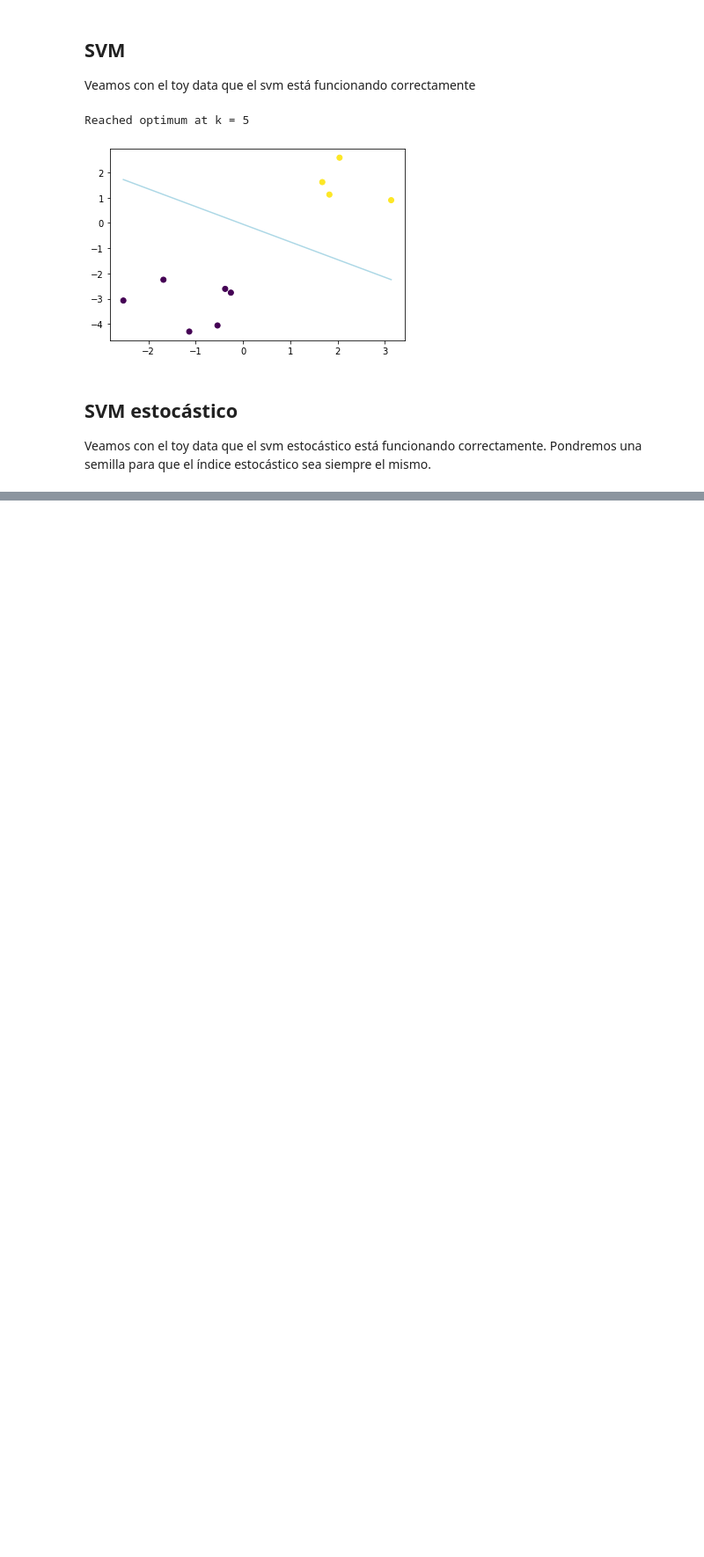
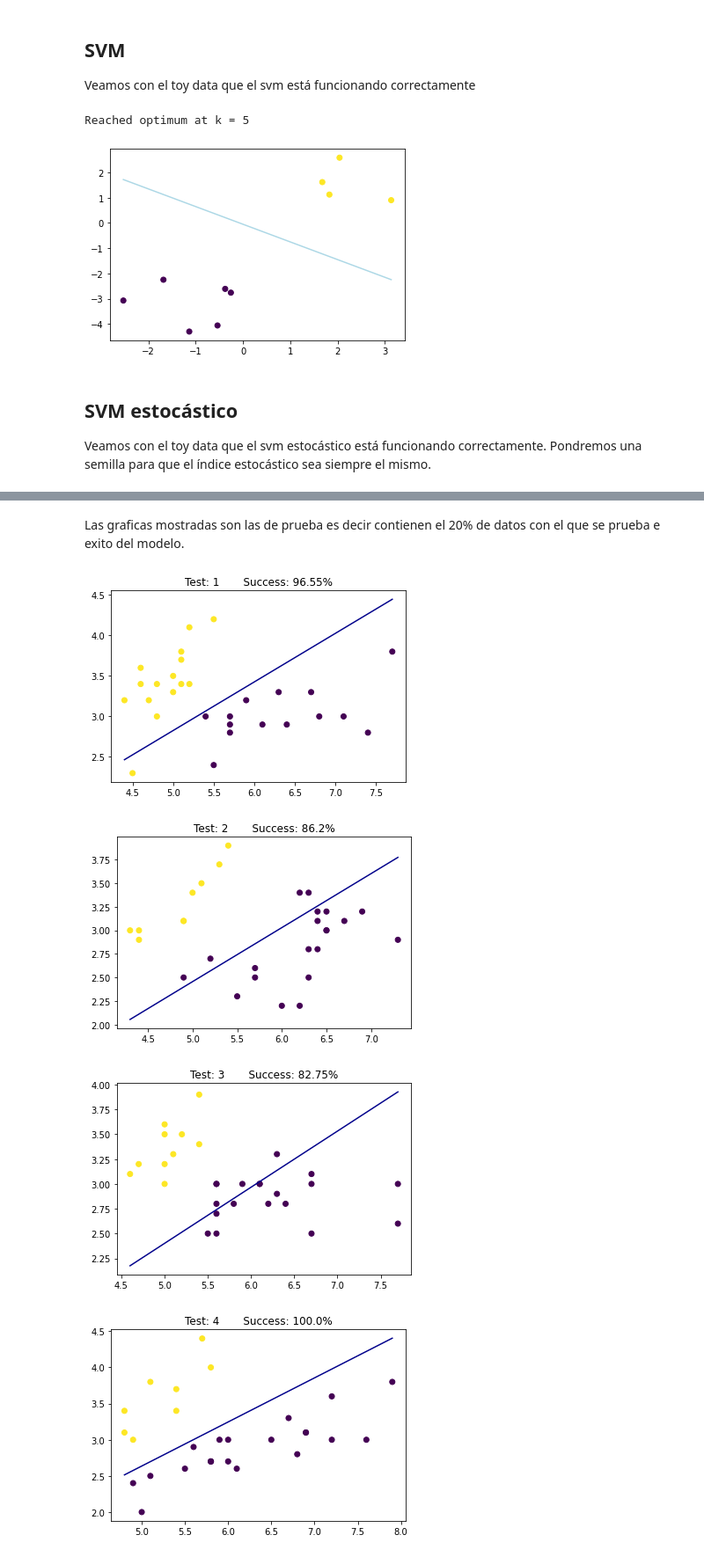
Before and after one commit to romanAVJ/MachineLearningHomeworks, a Jupyter notebook: homework2/hw2.ipynb, the cells around one changed output, grey strips where cells are left out. Shown: that part at 88% size. Saved outputs shown, nothing was run; the diff lists cells and outputs as text; code cells hidden in the pictures; blank space fills up the shorter version.

```diff
--- a/homework2/hw2.ipynb
+++ b/homework2/hw2.ipynb
@@ -76,0 +149,13 @@ plt.show()
+# %%
+def test_train(split_data, i):
+    test = []
+    aux = list(split_data)
+    test.append(aux.pop(i))
+    train = np.array(aux[0])
+    j = 1
+    while j<len(aux):
+        a = np.array(aux[j])
+        train= np.vstack((a,train))
+        j=j+1
+    test=np.array(test[0])
+    return (test,train)
@@ -76,0 +210,41 @@ plt.show()
+# %%
+only_two_variables = df.loc[:,[True, True, False, False, True]]
+datasplit=split_data(only_two_variables,5) # se divide en 5
+# %% [markdown]
+Las graficas mostradas son las de prueba es decir contienen el 20% de datos con el que se prueba e exito del modelo.
+# %%
+for i in range(5):
+    testdata=test_train(datasplit, i)
+    x_training = testdata[1][:,0:2]
+    y_training = testdata[1][:,2]
+    th1, th0, tries = perceptron(x_training, y_training)
+
+    #Verificacion
+    x_prueba = testdata[0][:,0:2]
+    y_prueba = testdata[0][:,2]
+
+    success = 0
+    for k in range(len(y_prueba)):
+        signo=(np.dot(x_prueba[k], th1[tries])+th0[tries])*y_prueba[k]
+        if signo > 0:
+            success += 1
+
+    #truncar a solo 2 decimales
+    success=success/len(y_prueba)
+    success = int(success*10000)/100
+
+    #Para graficar
+    x = x_prueba[:,0]
+    y = x_prueba[:,1]
+    t = np.linspace(x.min(), x.max())
+    fig = plt.figure()
+    ax = fig.add_subplot()
+    ax.scatter(x, y, c=y_prueba)
+    ax.set_title("Test: " + str(i+1) + "       Success: " + str(success) + "%")
+    ax.plot(t, -(th1[tries][0] * t + th0[tries]) / th1[tries][1], color='darkblue')
+    plt.show()
+# %% [output]
+[figure, added]
+[figure, added]
+[figure, added]
+[figure, added]
```
Also changed, not shown: parts of 19 cells of this notebook.
